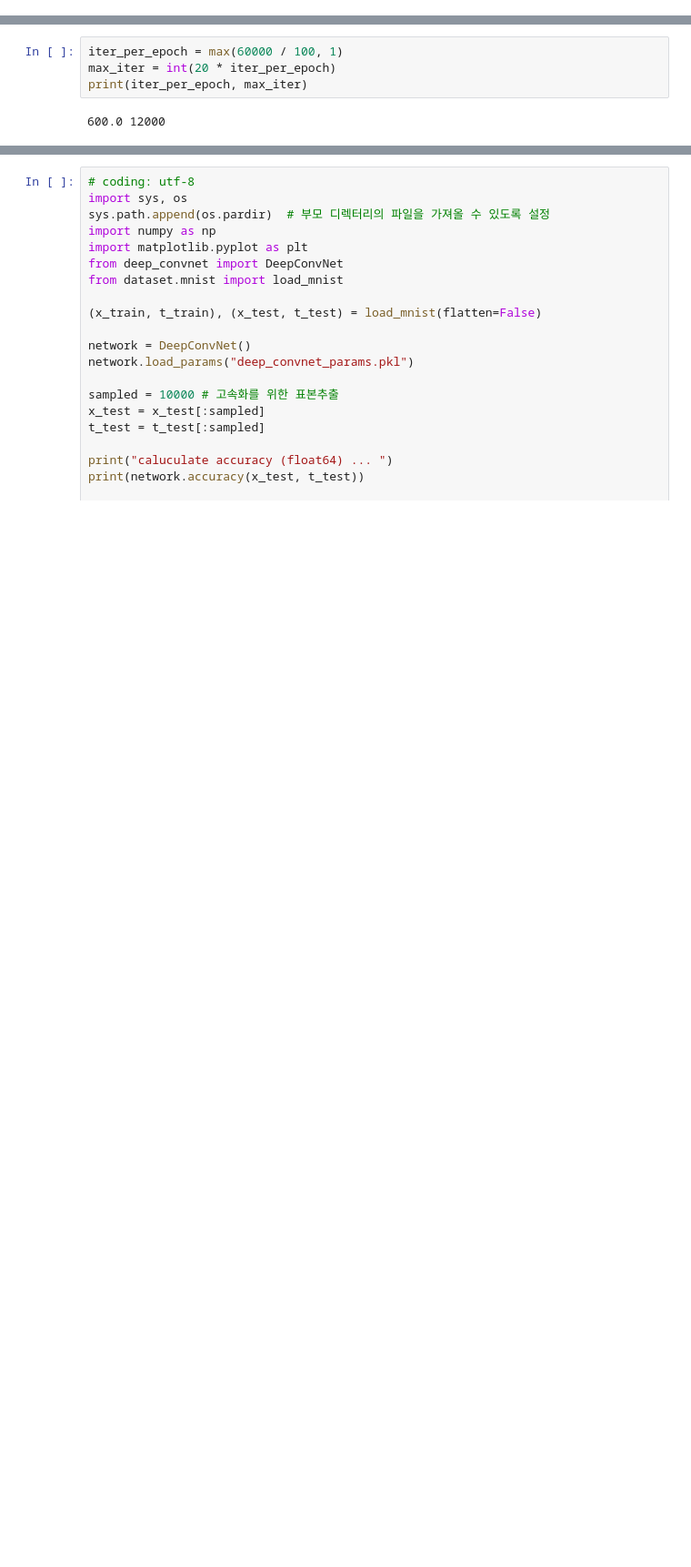
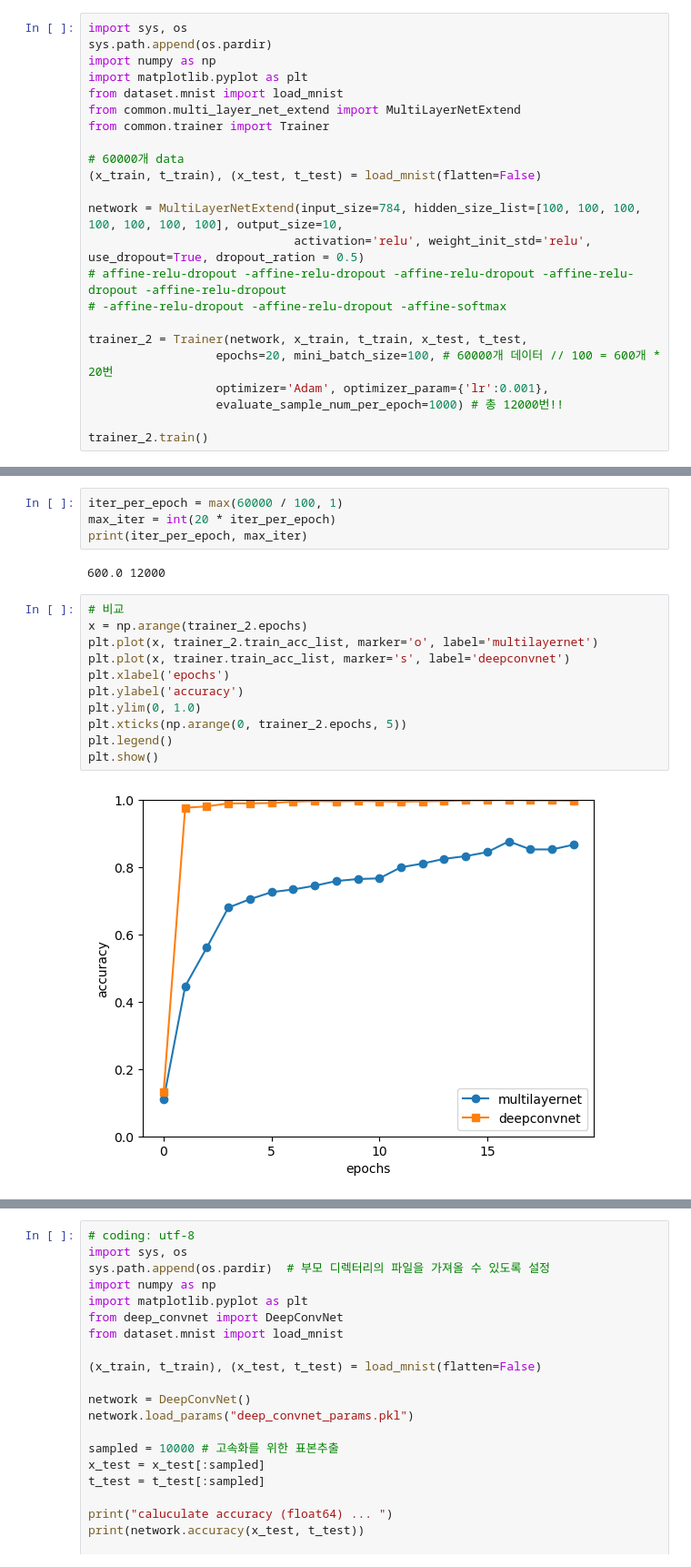
Before and after one commit to UIJIh/2024, a Jupyter notebook: DeepLearningFromScratch/1/ch08/dlfs_ch08.ipynb, the cells around one changed output, grey strips where cells are left out. Shown at 91% size. Cells and saved outputs as stored; diff of their text form; blank space fills up the shorter version.

```diff
--- a/DeepLearningFromScratch/1/ch08/dlfs_ch08.ipynb
+++ b/DeepLearningFromScratch/1/ch08/dlfs_ch08.ipynb
@@ -0,0 +1,23 @@
+# %%
+import sys, os
+sys.path.append(os.pardir)
+import numpy as np
+import matplotlib.pyplot as plt
+from dataset.mnist import load_mnist
+from common.multi_layer_net_extend import MultiLayerNetExtend
+from common.trainer import Trainer
+
+# 60000개 data
+(x_train, t_train), (x_test, t_test) = load_mnist(flatten=False)
+
+network = MultiLayerNetExtend(input_size=784, hidden_size_list=[100, 100, 100, 100, 100, 100, 100], output_size=10,
+                             activation='relu', weight_init_std='relu', use_dropout=True, dropout_ration = 0.5)
+# affine-relu-dropout -affine-relu-dropout -affine-relu-dropout -affine-relu-dropout -affine-relu-dropout
+# -affine-relu-dropout -affine-relu-dropout -affine-softmax
+
+trainer_2 = Trainer(network, x_train, t_train, x_test, t_test,
+                  epochs=20, mini_batch_size=100, # 60000개 데이터 // 100 = 600개 * 20번
+                  optimizer='Adam', optimizer_param={'lr':0.001},
+                  evaluate_sample_num_per_epoch=1000) # 총 12000번!!
+
+trainer_2.train()
@@ -43,3 +82,16 @@ max_iter = int(20 * iter_per_epoch)
 print(iter_per_epoch, max_iter)
 # %% [output]
 600.0 12000
+# %%
+# 비교
+x = np.arange(trainer_2.epochs)
+plt.plot(x, trainer_2.train_acc_list, marker='o', label='multilayernet')
+plt.plot(x, trainer.train_acc_list, marker='s', label='deepconvnet')
+plt.xlabel('epochs')
+plt.ylabel('accuracy')
+plt.ylim(0, 1.0)
+plt.xticks(np.arange(0, trainer_2.epochs, 5))
+plt.legend()
+plt.show()
+# %% [output]
+[figure, added]
```
Also changed, not shown: parts of 7 cells of this notebook, 37 other files.
